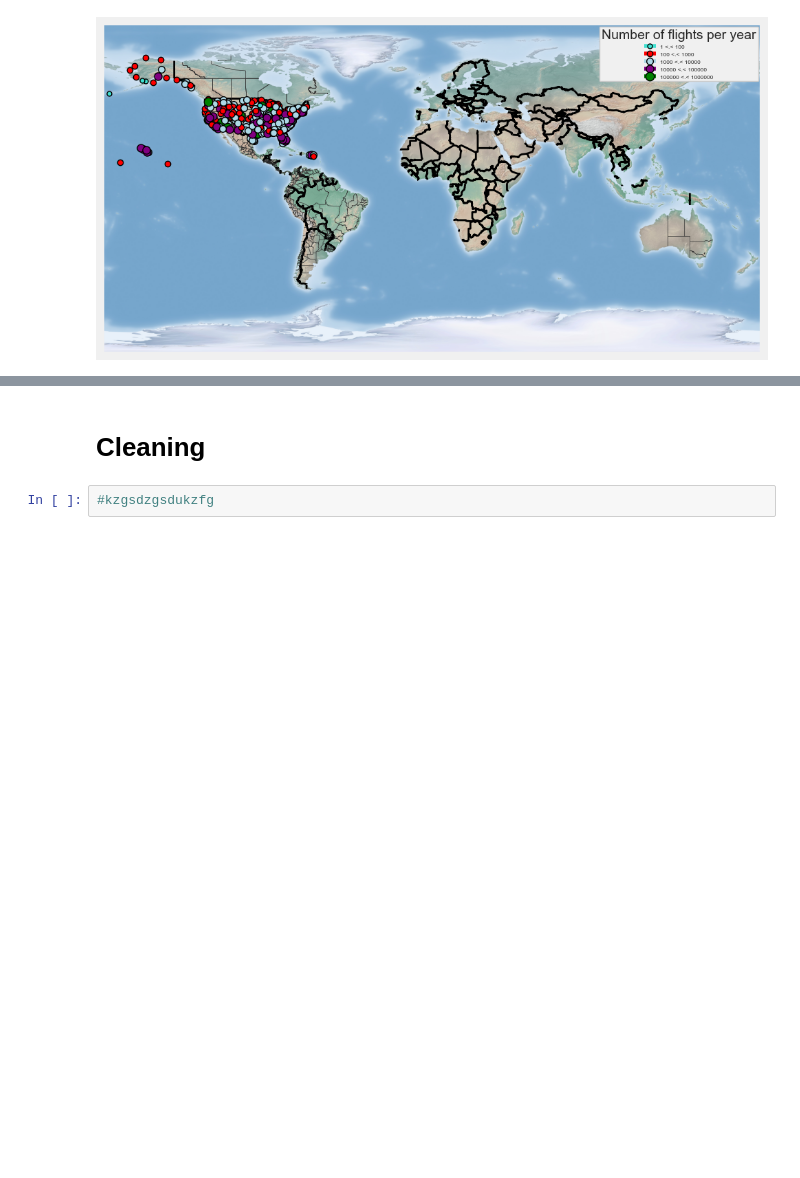
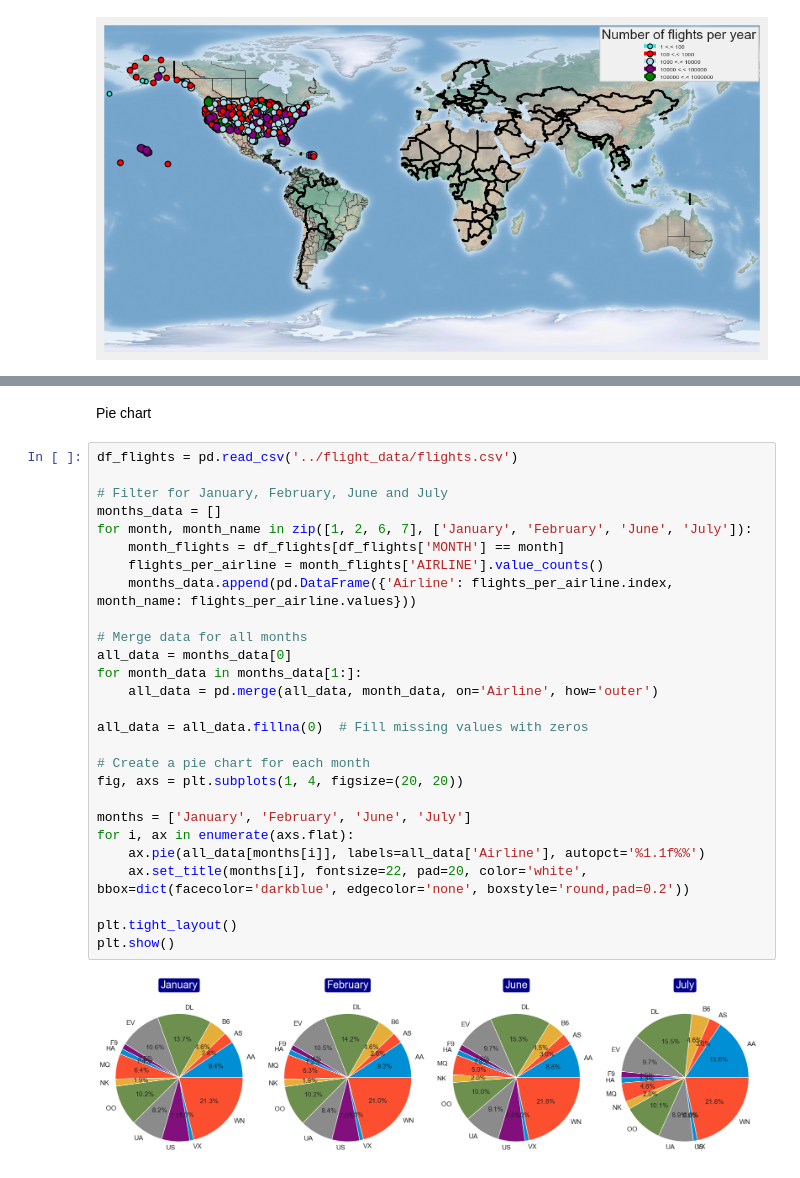
Before and after one commit to TatjanaWas/Techlabs-DS-Flights, a Jupyter notebook: code/flights_prediction.ipynb, the cells around one changed output, grey strips where cells are left out. Saved outputs shown, nothing was run; the diff lists cells and outputs as text; blank space fills up the shorter version.

```diff
--- a/code/flights_prediction.ipynb
+++ b/code/flights_prediction.ipynb
@@ -218,4 +226,31 @@ plt.show()
-# %% [markdown]
-# Cleaning
-# %%
-#kzgsdzgsdukzfg
+# %% [markdown]
+Pie chart
+# %%
+df_flights = pd.read_csv('../flight_data/flights.csv')
+
+# Filter for January, February, June and July
+months_data = []
+for month, month_name in zip([1, 2, 6, 7], ['January', 'February', 'June', 'July']):
+    month_flights = df_flights[df_flights['MONTH'] == month]
+    flights_per_airline = month_flights['AIRLINE'].value_counts()
+    months_data.append(pd.DataFrame({'Airline': flights_per_airline.index, month_name: flights_per_airline.values}))
+
+# Merge data for all months
+all_data = months_data[0]
+for month_data in months_data[1:]:
+    all_data = pd.merge(all_data, month_data, on='Airline', how='outer')
+
+all_data = all_data.fillna(0)  # Fill missing values with zeros
+
+# Create a pie chart for each month
+fig, axs = plt.subplots(1, 4, figsize=(20, 20))
+
+months = ['January', 'February', 'June', 'July']
+for i, ax in enumerate(axs.flat):
+    ax.pie(all_data[months[i]], labels=all_data['Airline'], autopct='%1.1f%%')
+    ax.set_title(months[i], fontsize=22, pad=20, color='white', bbox=dict(facecolor='darkblue', edgecolor='none', boxstyle='round,pad=0.2'))
+
+plt.tight_layout()
+plt.show()
+# %% [output]
+[figure, added]
```
Also changed, not shown: parts of 2 cells of this notebook, 1 other file.
